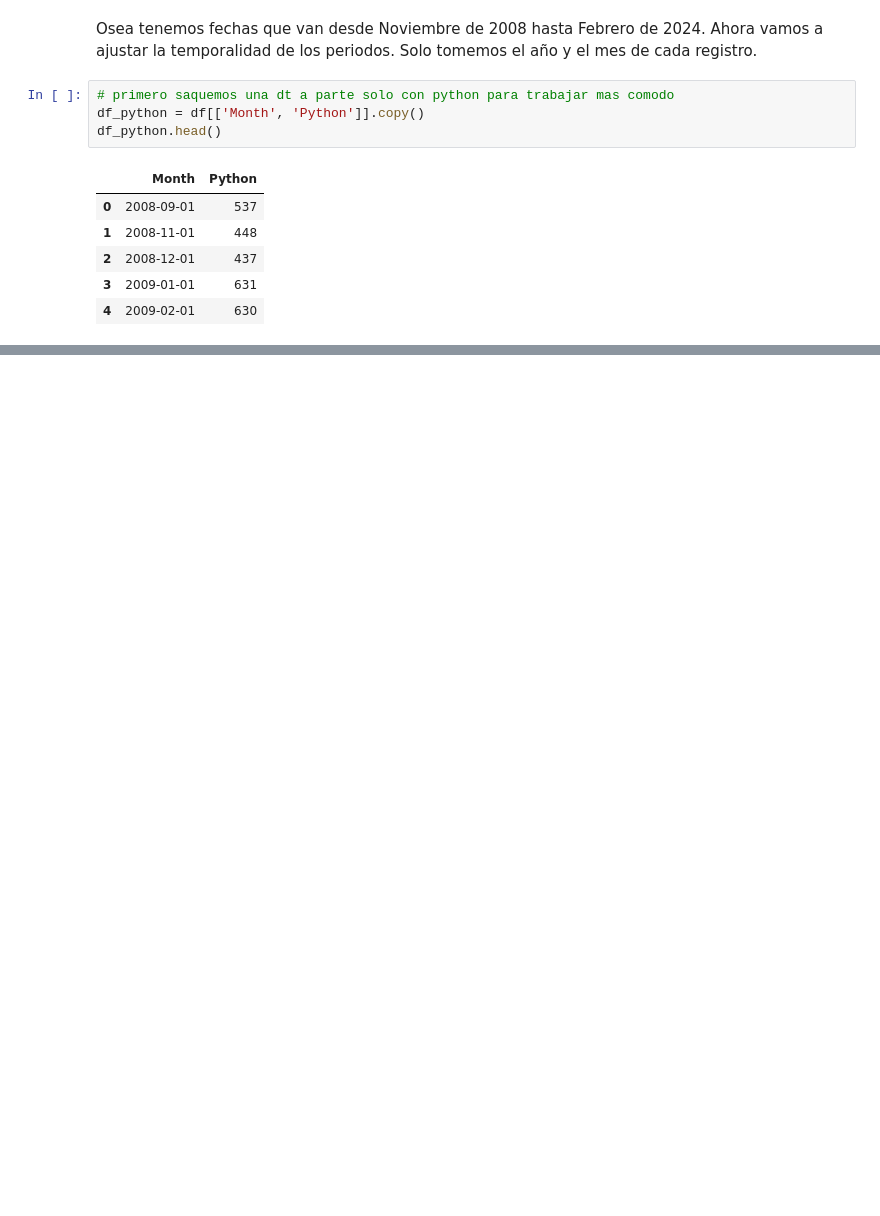
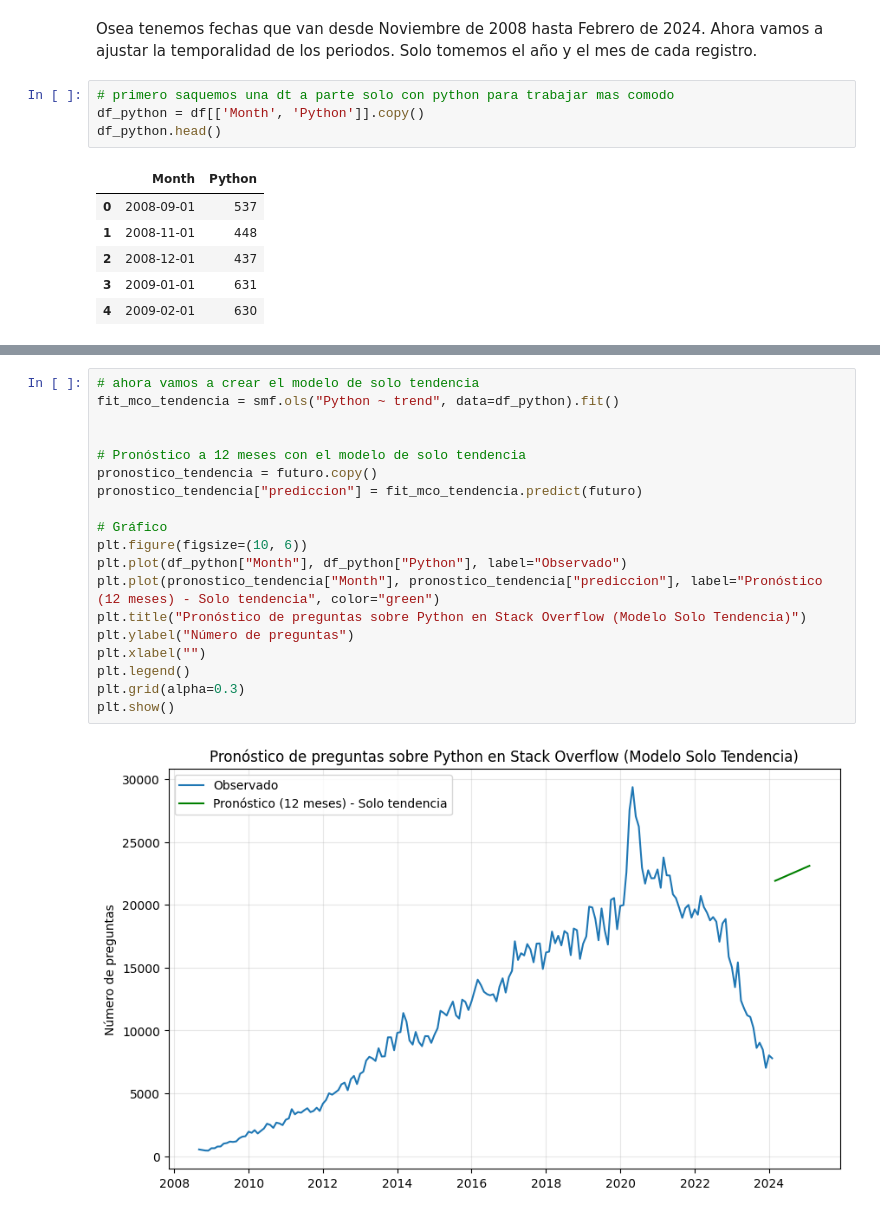
Before and after one commit to AlexSG29/Modelos_Econometricos, a Jupyter notebook: segunda clase/taller.ipynb, the cells around one changed output, grey strips where cells are left out. Saved outputs shown, nothing was run; the diff lists cells and outputs as text; blank space fills up the shorter version.

```diff
--- a/segunda clase/taller.ipynb
+++ b/segunda clase/taller.ipynb
@@ -94,0 +189,21 @@ plt.show()
+# %%
+# ahora vamos a crear el modelo de solo tendencia
+fit_mco_tendencia = smf.ols("Python ~ trend", data=df_python).fit()
+
+
+# Pronóstico a 12 meses con el modelo de solo tendencia
+pronostico_tendencia = futuro.copy()
+pronostico_tendencia["prediccion"] = fit_mco_tendencia.predict(futuro)
+
+# Gráfico
+plt.figure(figsize=(10, 6))
+plt.plot(df_python["Month"], df_python["Python"], label="Observado")
+plt.plot(pronostico_tendencia["Month"], pronostico_tendencia["prediccion"], label="Pronóstico (12 meses) - Solo tendencia", color="green")
+plt.title("Pronóstico de preguntas sobre Python en Stack Overflow (Modelo Solo Tendencia)")
+plt.ylabel("Número de preguntas")
+plt.xlabel("")
+plt.legend()
+plt.grid(alpha=0.3)
+plt.show()
+# %% [output]
+[figure, added]
```
Also changed, not shown: parts of 13 cells of this notebook.
